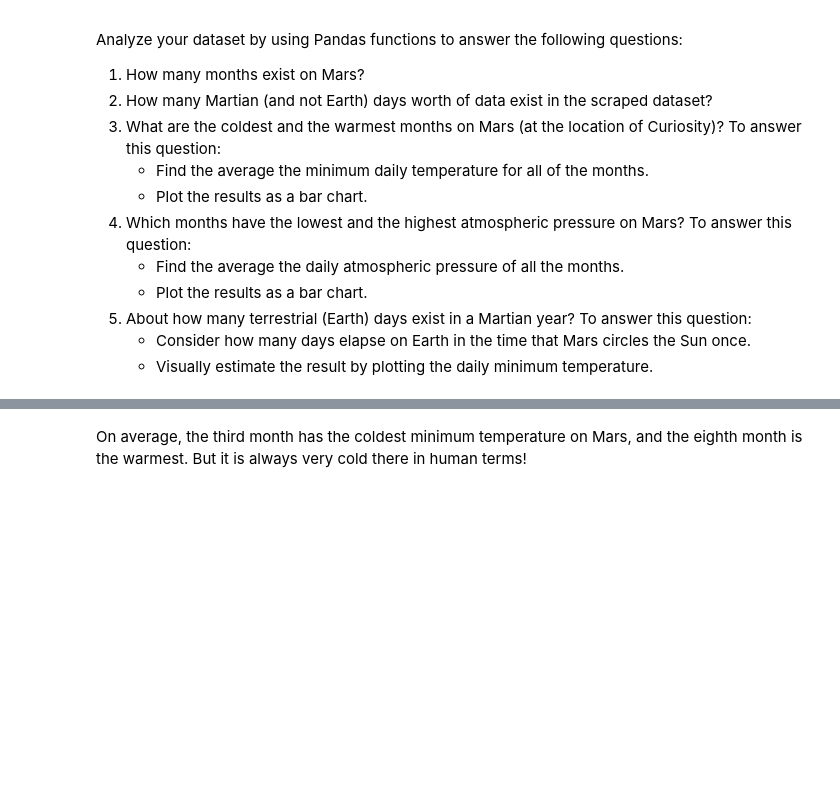
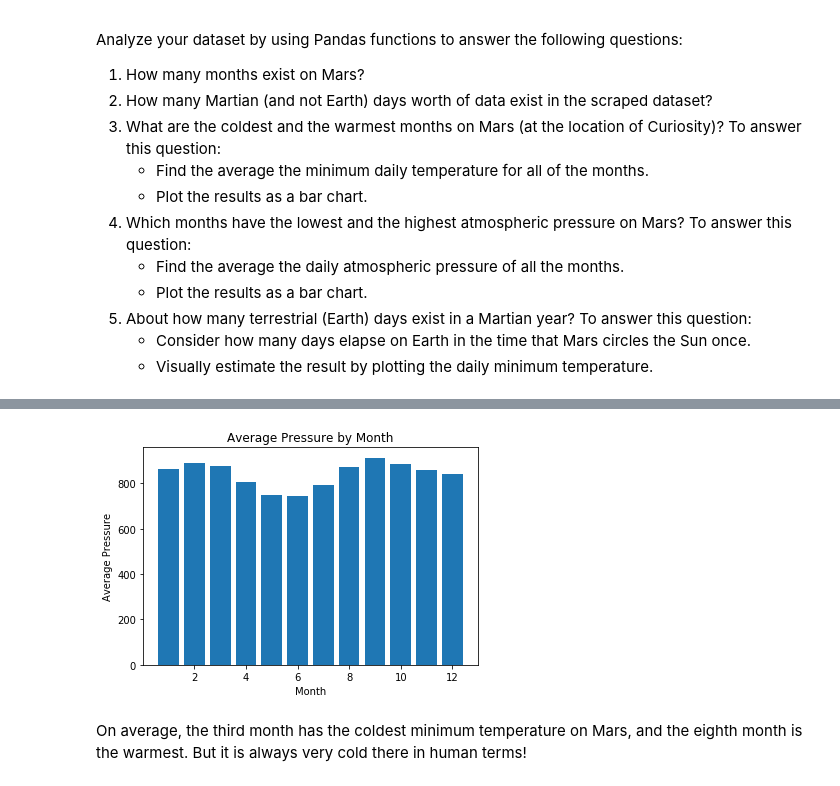
Before and after one commit to jennyalfi/data-collection-challenge, a Jupyter notebook: part_2_mars_weather.ipynb, the cells around one changed output, grey strips where cells are left out. Cells and saved outputs as stored; diff of their text form; code cells hidden in the pictures; blank space fills up the shorter version.

```diff
--- a/part_2_mars_weather.ipynb
+++ b/part_2_mars_weather.ipynb
@@ -192,2 +264,5 @@ Analyze your dataset by using Pandas functions to answer the following questions
 # %%
 # 4. Average pressure by Martian month
+
+ave_pressure = mars_df.groupby("month")["pressure"].mean()
+ave_pressure
@@ -196,3 +284,13 @@ Analyze your dataset by using Pandas functions to answer the following questions
+# %%
+# Plot the average pressure by month
+
+plt.bar(ave_pressure.index, ave_pressure.values)
+plt.xlabel('Month')
+plt.ylabel('Average Pressure')
+plt.title('Average Pressure by Month')
+plt.show()
+# %% [output]
+[figure, added]
 # %%
 # 5. How many terrestrial (earth) days are there in a Martian year?
 # %% [markdown]
```
Also changed, not shown: parts of 15 cells of this notebook, 1 other file.
